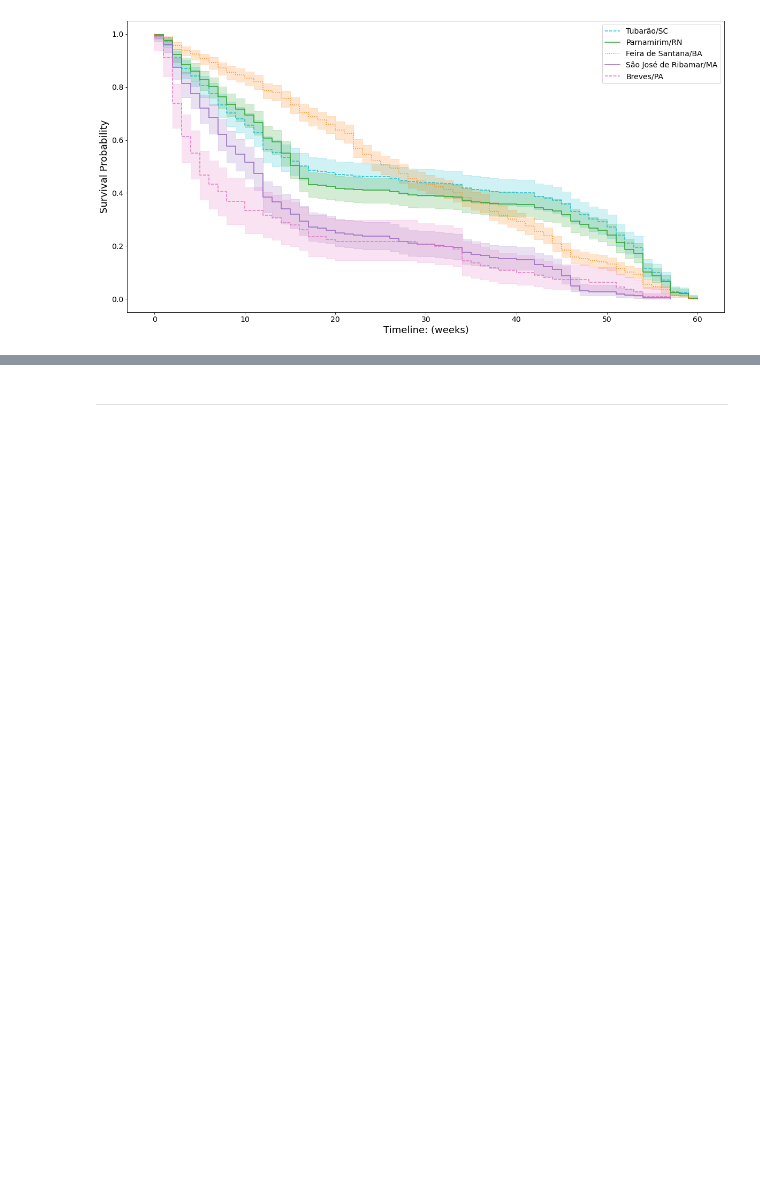
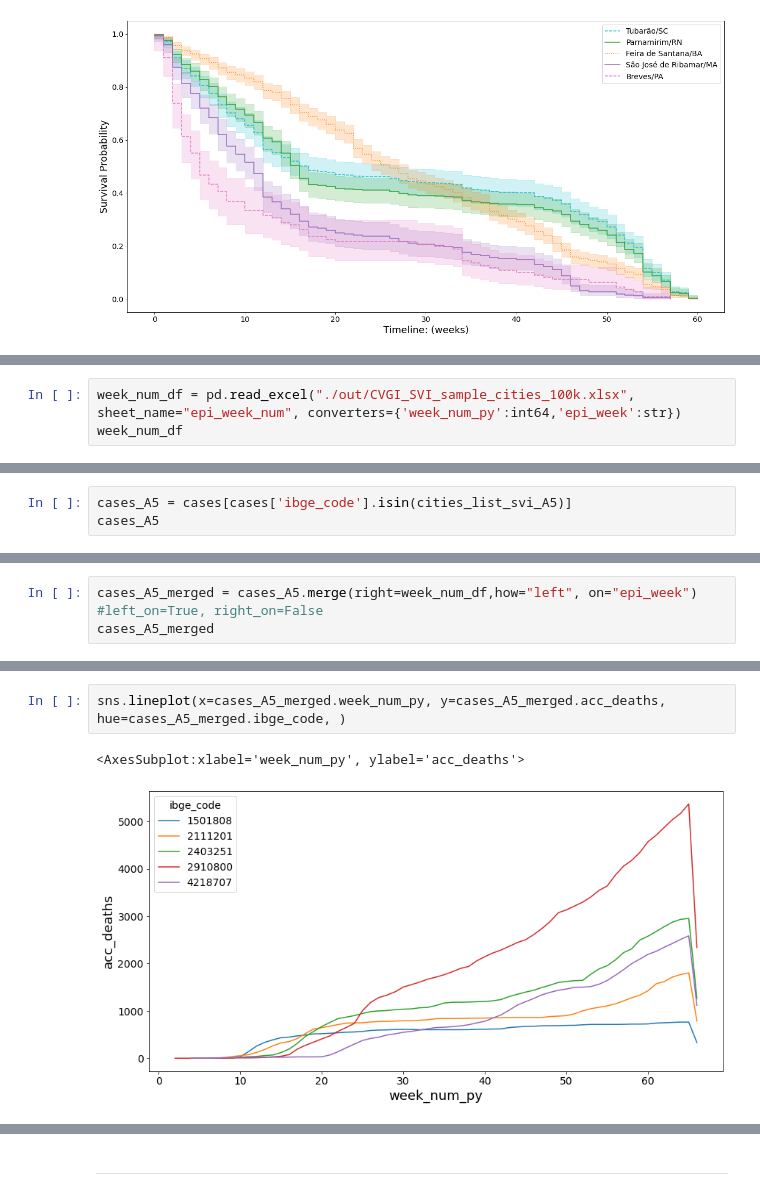
Before and after one commit to alexandrepereiraarq/COVIDGI, a Jupyter notebook: CVGI_MR_05_analysis.ipynb, the cells around one changed output, grey strips where cells are left out. Saved outputs shown, nothing was run; the diff lists cells and outputs as text; blank space fills up the shorter version.

```diff
--- a/CVGI_MR_05_analysis.ipynb
+++ b/CVGI_MR_05_analysis.ipynb
@@ -554,0 +557,3 @@ plt.show()
+# %%
+week_num_df = pd.read_excel("./out/CVGI_SVI_sample_cities_100k.xlsx", sheet_name="epi_week_num", converters={'week_num_py':int64,'epi_week':str})
+week_num_df
@@ -554,0 +574,3 @@ plt.show()
+# %%
+cases_A5 = cases[cases['ibge_code'].isin(cities_list_svi_A5)]
+cases_A5
@@ -554,0 +611,3 @@ plt.show()
+# %%
+cases_A5_merged = cases_A5.merge(right=week_num_df,how="left", on="epi_week") #left_on=True, right_on=False
+cases_A5_merged
@@ -554,0 +628,5 @@ plt.show()
+# %%
+sns.lineplot(x=cases_A5_merged.week_num_py, y=cases_A5_merged.acc_deaths, hue=cases_A5_merged.ibge_code, )
+# %% [output]
+<AxesSubplot:xlabel='week_num_py', ylabel='acc_deaths'>
+[figure, added]
```
Also changed, not shown: parts of 10 cells of this notebook, 1 other file.
